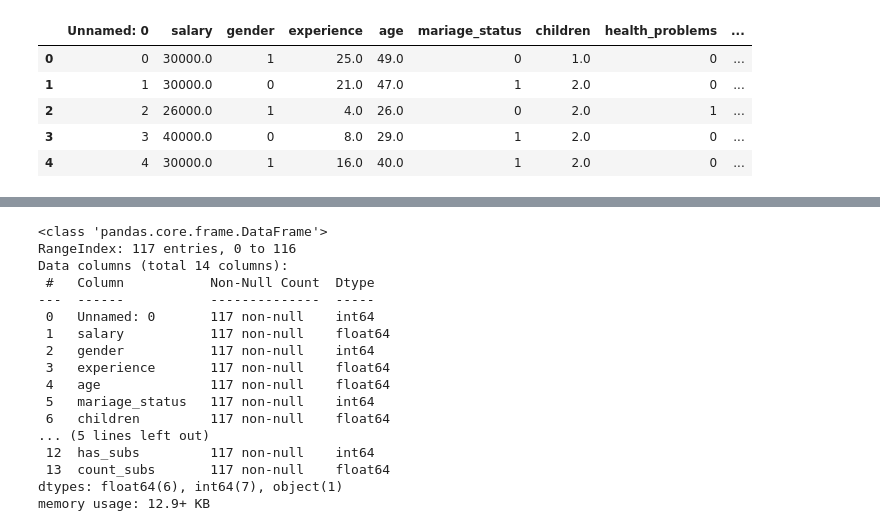
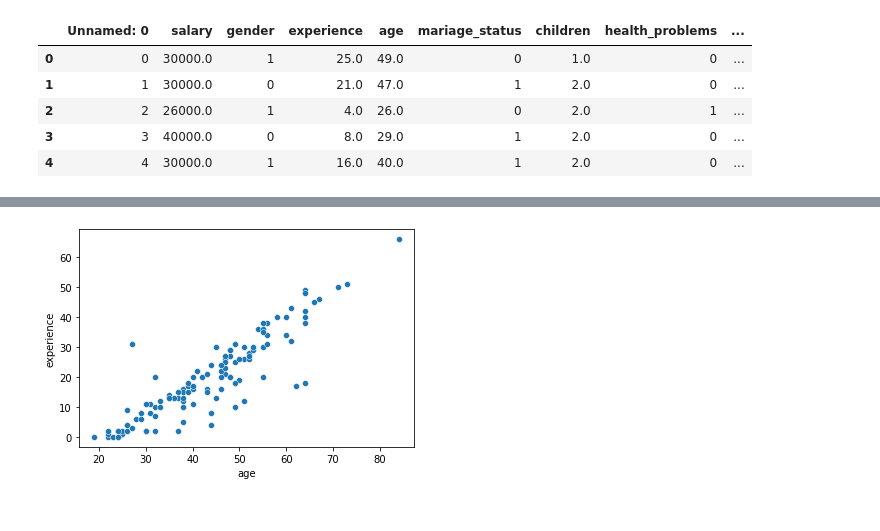
Before and after one commit to shinobu9/gender_gap_econometrics, a Jupyter notebook: chelyabinsk.ipynb, the cells around one changed output, grey strips where cells are left out. Saved outputs shown, nothing was run; the diff lists cells and outputs as text; code cells hidden in the pictures.

```diff
--- a/chelyabinsk.ipynb
+++ b/chelyabinsk.ipynb
@@ -11,7 +18,7 @@ def data_prep(load):
         df = df[df['region']=='Челябинск']
         # exclude rows without salary
         df.dropna(subset=['yj13.2'], axis='rows', inplace=True)
-        df=df.loc[(df['yj13.2'] != 'ЗАТРУДНЯЮСЬ ОТВЕТИТЬ') & (df['yj13.2'] != 'НЕТ ОТВЕТА') & (df['yj13.2'] != 'ОТКАЗ ОТ ОТВЕТА')]
+        df=df.loc[(df['yj13.2'] != 0) &(df['yj13.2'] != 'ЗАТРУДНЯЮСЬ ОТВЕТИТЬ') & (df['yj13.2'] != 'НЕТ ОТВЕТА') & (df['yj13.2'] != 'ОТКАЗ ОТ ОТВЕТА')]
         # drop irrelevant data
         df = df[['yj13.2', 'yh5', 'yj161.3y', 'yh6', 'y_marst', 'yj72.172', 'yl5', 'ym3', 'yj72.18a', 'yj6.2', 'yj4.1', 'yj6', 'yj6.0']]
         df = df.rename(columns={'yj13.2': 'salary',
@@ -187,20 +121,9 @@ IT, ИНФОРМАЦИОННЫЕ ТЕХНОЛОГИИ 30000.0 nan
-# %%
-df.info()
-# %% [output]
-<class 'pandas.core.frame.DataFrame'>
-RangeIndex: 117 entries, 0 to 116
-Data columns (total 14 columns):
- #   Column           Non-Null Count  Dtype
----  ------           --------------  -----
- 0   Unnamed: 0       117 non-null    int64
- 1   salary           117 non-null    float64
- 2   gender           117 non-null    int64
- 3   experience       117 non-null    float64
- 4   age              117 non-null    float64
- 5   mariage_status   117 non-null    int64
- 6   children         117 non-null    float64
-... (5 lines left out)
- 12  has_subs         117 non-null    int64
- 13  count_subs       117 non-null    float64
-dtypes: float64(6), int64(7), object(1)
-memory usage: 12.9+ KB
+# %%
+# корреляция возраста и опыта работы
+import seaborn as sb
+plt.clf()
+sb.scatterplot(data=df, x="age", y="experience")
+# plt.show()
+plt.savefig('exp_age_corr.png')
+# %% [output]
+[figure, added]
```
Also changed, not shown: parts of 8 cells of this notebook, 2 other files.
